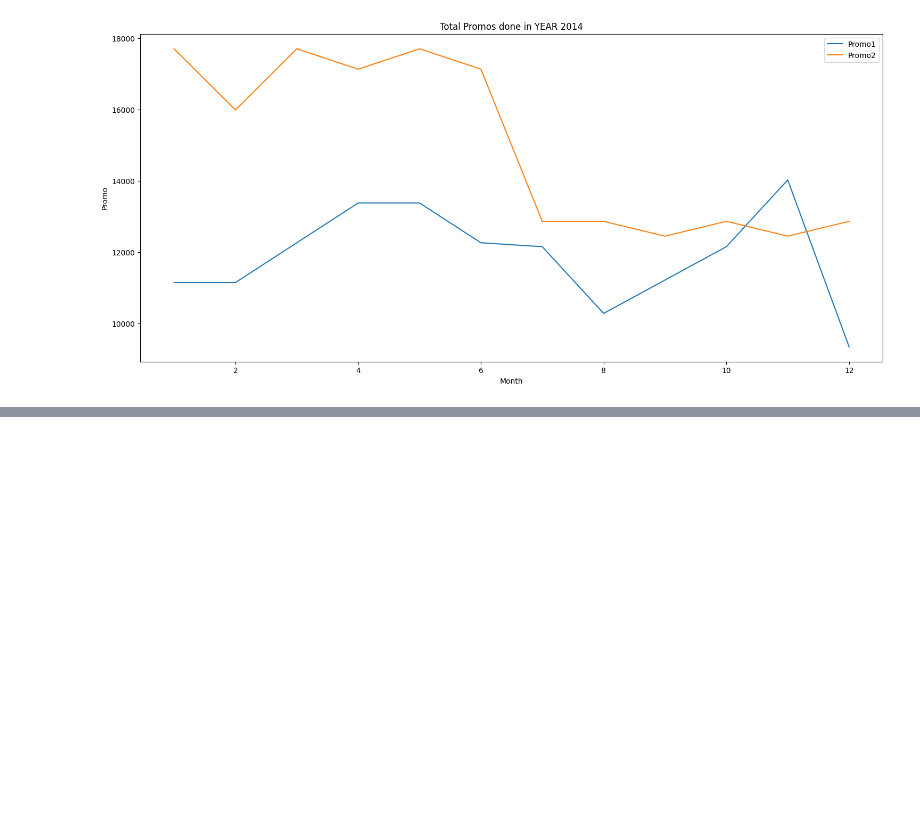
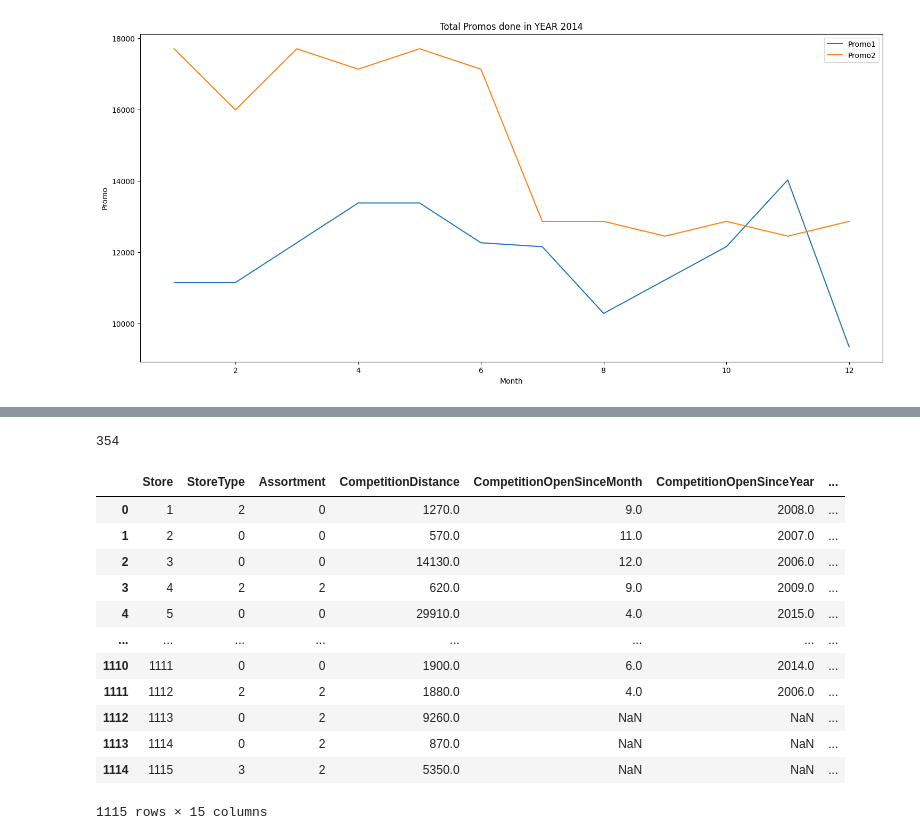
Before and after one commit to susannahsu/rossman-store-sales, a Jupyter notebook: rossman_sales_prediction.ipynb, the cells around one changed output, grey strips where cells are left out. Drawn from its saved outputs; the diff is of its cells as text; code cells hidden in the pictures; blank space fills up the shorter version.

```diff
--- a/rossman_sales_prediction.ipynb
+++ b/rossman_sales_prediction.ipynb
@@ -357,0 +412,3 @@ plt.show()
+# %%
+store_df = store_df.join(join_with)  # joining splits
+store_df.head()
@@ -357,0 +422,11 @@ plt.show()
+# %%
+def monthToNum(value):
+    if(value=='Sept'):
+        value='Sep'
+    return list(calendar.month_abbr).index(value)
+# %%
+# mapping month abbr to month number
+store_df['0_PromoInterval'] = store_df['0_PromoInterval'].map(lambda x: monthToNum(x) if str(x) != 'nan' else np.nan)
+store_df['1_PromoInterval'] = store_df['1_PromoInterval'].map(lambda x: monthToNum(x) if str(x) != 'nan' else np.nan)
+store_df['2_PromoInterval'] = store_df['2_PromoInterval'].map(lambda x: monthToNum(x) if str(x) != 'nan' else np.nan)
+store_df['3_PromoInterval'] = store_df['3_PromoInterval'].map(lambda x: monthToNum(x) if str(x) != 'nan' else np.nan)
@@ -357,0 +448,32 @@ plt.show()
+# %%
+competition_open = []
+for index, value in store_df[['CompetitionOpenSinceMonth', 'CompetitionOpenSinceYear']].iterrows():
+    try:
+        year, month = int(value['CompetitionOpenSinceYear']), int(value['CompetitionOpenSinceMonth'])
+        date = pd.to_datetime(f"{year}-{month}-01", format='%Y-%m-%d')
+        competition_open.append(date)
+    except Exception as e:
+        #print(f"Error processing row {index}: Year={value['CompetitionOpenSinceYear']}, Month={value['CompetitionOpenSinceMonth']} - {e}")
+        competition_open.append(np.nan)
+competition_open = pd.Series(competition_open)
+competition_open.isna().sum()
+# %% [output]
+354
+# %%
+store_df['CompetitionOpen'] = competition_open
+store_df['CompetitionOpen'] = store_df['CompetitionOpen'].dt.strftime('%Y%m%d')
+store_df
+# %% [output]
+|  | Store | StoreType | Assortment | CompetitionDistance | CompetitionOpenSinceMonth | CompetitionOpenSinceYear | ... |
+| 0 | 1 | 2 | 0 | 1270.0 | 9.0 | 2008.0 | ... |
+| 1 | 2 | 0 | 0 | 570.0 | 11.0 | 2007.0 | ... |
+| 2 | 3 | 0 | 0 | 14130.0 | 12.0 | 2006.0 | ... |
+| 3 | 4 | 2 | 2 | 620.0 | 9.0 | 2009.0 | ... |
+| 4 | 5 | 0 | 0 | 29910.0 | 4.0 | 2015.0 | ... |
+| ... | ... | ... | ... | ... | ... | ... | ... |
+| 1110 | 1111 | 0 | 0 | 1900.0 | 6.0 | 2014.0 | ... |
+| 1111 | 1112 | 2 | 2 | 1880.0 | 4.0 | 2006.0 | ... |
+| 1112 | 1113 | 0 | 2 | 9260.0 | NaN | NaN | ... |
+| 1113 | 1114 | 0 | 2 | 870.0 | NaN | NaN | ... |
+| 1114 | 1115 | 3 | 2 | 5350.0 | NaN | NaN | ... |
+1115 rows × 15 columns
```
Also changed, not shown: parts of 59 cells of this notebook.
